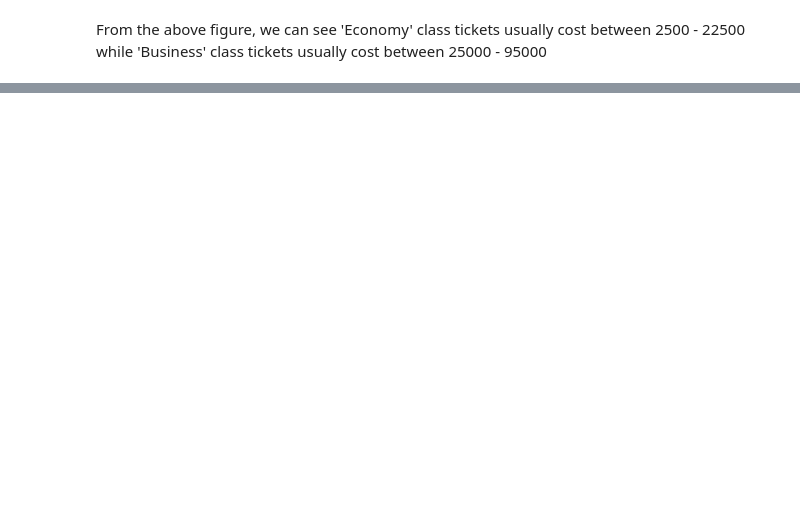
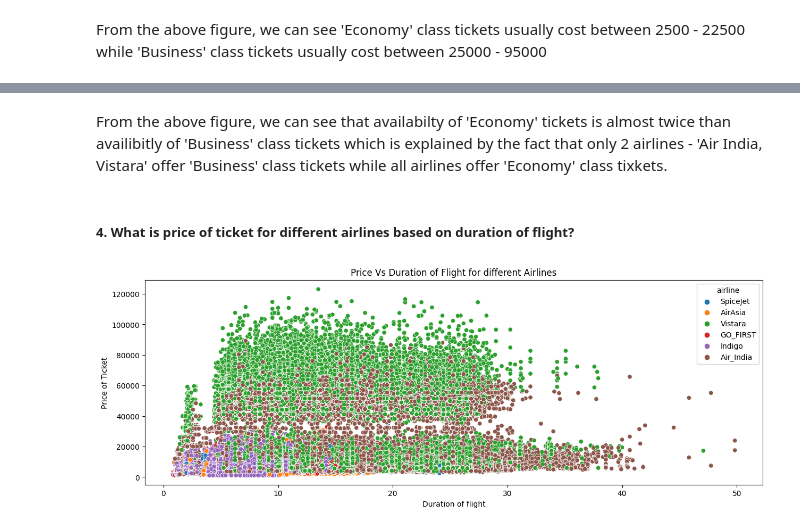
Before and after one commit to amitbudhathoki/Airlines_Data_Analysis, a Jupyter notebook: Airlines data analysis.ipynb, the cells around one changed output, grey strips where cells are left out. Saved outputs shown, nothing was run; the diff lists cells and outputs as text; code cells hidden in the pictures; blank space fills up the shorter version.

```diff
--- a/Airlines data analysis.ipynb
+++ b/Airlines data analysis.ipynb
@@ -94,0 +105,11 @@ From the above figure, we can see 'Economy' class tickets usually cost between 2
+# %% [markdown]
+From the above figure, we can see that availabilty of 'Economy' tickets is almost twice than availibitly of 'Business' class tickets which is explained by the fact that only 2 airlines - 'Air India, Vistara' offer 'Business' class tickets while all airlines offer 'Economy' class tixkets.
+# %% [markdown]
+##### 4. What is price of ticket for different airlines based on duration of flight?
+# %%
+plt.figure(figsize=(15,5))
+PD = sns.scatterplot(data=df, x='duration', y='price', hue='airline')
+PD.set(xlabel='Duration of flight', ylabel='Price of Ticket', title='Price Vs Duration of Flight for different Airlines')
+plt.show(PD)
+# %% [output]
+[figure, added]
```
Also changed, not shown: parts of 8 cells of this notebook.
